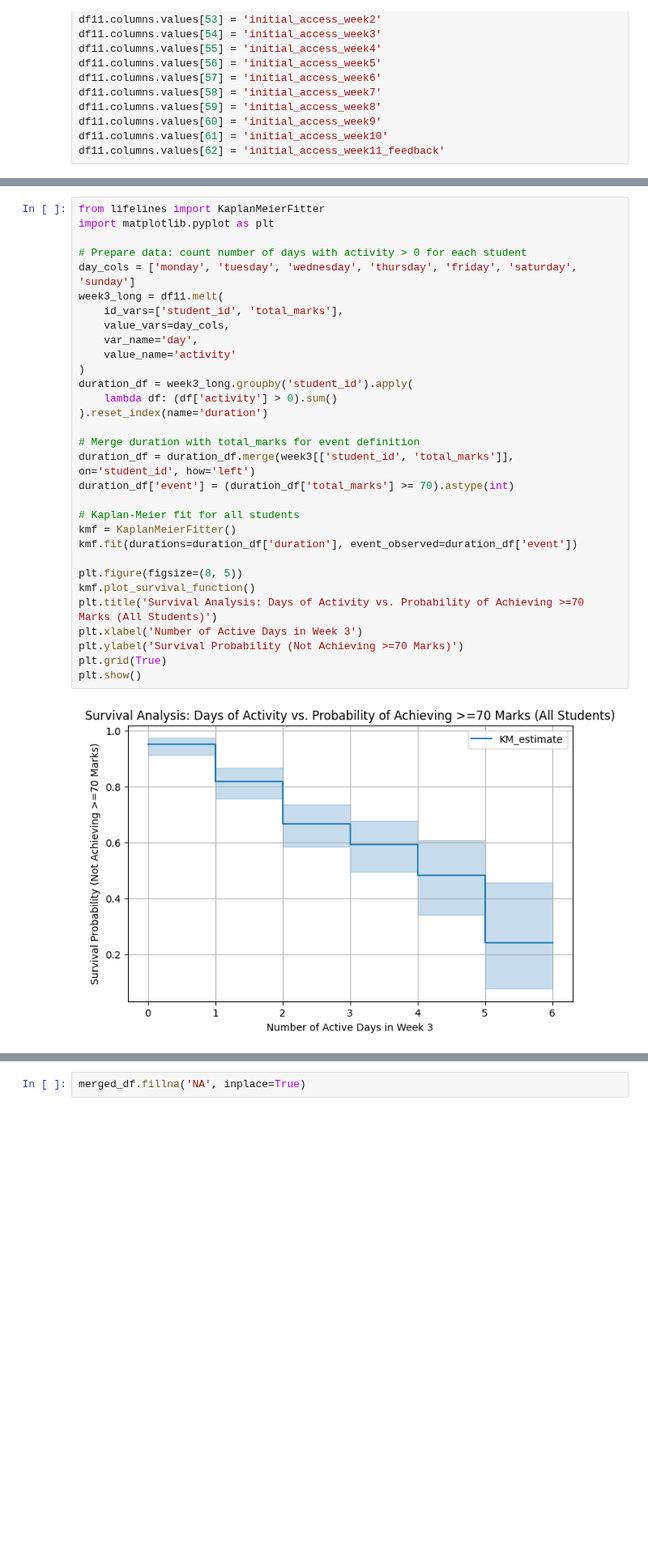
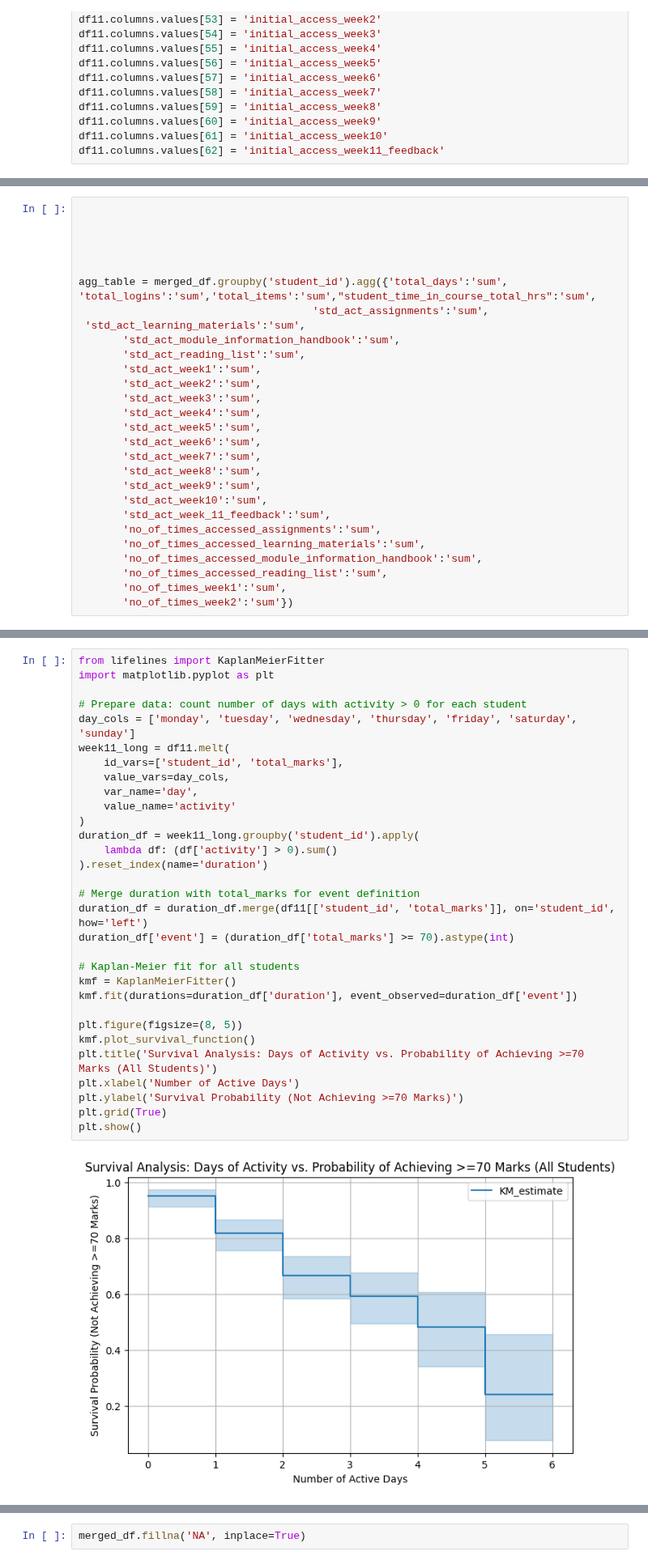
Before and after one commit to tjgusshy/UWE_Brsitol_IGP_Project, a Jupyter notebook: python_folder/eda.ipynb, the cells around one changed output, grey strips where cells are left out. Shown at 81% size. Drawn from its saved outputs; the diff is of its cells as text; blank space fills up the shorter version.

```diff
--- a/python_folder/eda.ipynb
+++ b/python_folder/eda.ipynb
@@ -1121,0 +1135,28 @@ df11
+# %%
+
+
+
+
+
+agg_table = merged_df.groupby('student_id').agg({'total_days':'sum', 'total_logins':'sum','total_items':'sum',"student_time_in_course_total_hrs":'sum',
+                                     'std_act_assignments':'sum',
+ 'std_act_learning_materials':'sum',
+       'std_act_module_information_handbook':'sum',
+       'std_act_reading_list':'sum',
+       'std_act_week1':'sum',
+       'std_act_week2':'sum',
+       'std_act_week3':'sum',
+       'std_act_week4':'sum',
+       'std_act_week5':'sum',
+       'std_act_week6':'sum',
+       'std_act_week7':'sum',
+       'std_act_week8':'sum',
+       'std_act_week9':'sum',
+       'std_act_week10':'sum',
+       'std_act_week_11_feedback':'sum',
+       'no_of_times_accessed_assignments':'sum',
+       'no_of_times_accessed_learning_materials':'sum',
+       'no_of_times_accessed_module_information_handbook':'sum',
+       'no_of_times_accessed_reading_list':'sum',
+       'no_of_times_week1':'sum',
+       'no_of_times_week2':'sum'})
@@ -1140,36 +1411,36 @@ merged_df
 # %%
 from lifelines import KaplanMeierFitter
 import matplotlib.pyplot as plt
 
 # Prepare data: count number of days with activity > 0 for each student
 day_cols = ['monday', 'tuesday', 'wednesday', 'thursday', 'friday', 'saturday', 'sunday']
-week3_long = df11.melt(
+week11_long = df11.melt(
     id_vars=['student_id', 'total_marks'],
     value_vars=day_cols,
     var_name='day',
     value_name='activity'
 )
-duration_df = week3_long.groupby('student_id').apply(
+duration_df = week11_long.groupby('student_id').apply(
     lambda df: (df['activity'] > 0).sum()
 ).reset_index(name='duration')
 
 # Merge duration with total_marks for event definition
-duration_df = duration_df.merge(week3[['student_id', 'total_marks']], on='student_id', how='left')
+duration_df = duration_df.merge(df11[['student_id', 'total_marks']], on='student_id', how='left')
 duration_df['event'] = (duration_df['total_marks'] >= 70).astype(int)
 
 # Kaplan-Meier fit for all students
 kmf = KaplanMeierFitter()
 kmf.fit(durations=duration_df['duration'], event_observed=duration_df['event'])
 
 plt.figure(figsize=(8, 5))
 kmf.plot_survival_function()
 plt.title('Survival Analysis: Days of Activity vs. Probability of Achieving >=70 Marks (All Students)')
-plt.xlabel('Number of Active Days in Week 3')
+plt.xlabel('Number of Active Days')
 plt.ylabel('Survival Probability (Not Achieving >=70 Marks)')
 plt.grid(True)
 plt.show()
 # %% [output]
-[figure, old version]
+[figure, new version]
 # %% [markdown]
 **Insight:**
 
```
Also changed, not shown: parts of 34 cells of this notebook, 3 other files.
